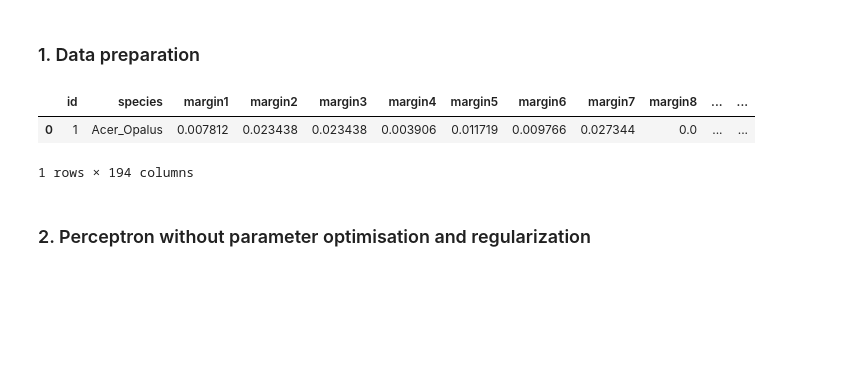
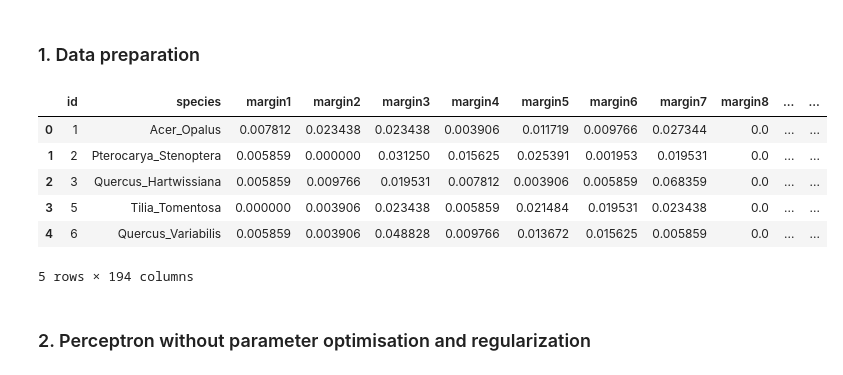
Before and after one commit to Alexandre-Leclercq/technique_apprentissage_projet, a Jupyter notebook: notebook/Perceptron.ipynb, the cells around one changed output. Saved outputs shown, nothing was run; the diff lists cells and outputs as text; code cells hidden in the pictures; blank space fills up the shorter version.

Commit message:
Update heading dataFrame

```diff
--- a/notebook/Perceptron.ipynb
+++ b/notebook/Perceptron.ipynb
@@ -9,11 +9,15 @@ import matplotlib.pyplot as plt
 ### 1. Data preparation
 # %%
 df_data = pd.read_csv('../data/train.csv')
-df_data.head(1)
+df_data.head()
 # %% [output]
 |  | id | species | margin1 | margin2 | margin3 | margin4 | margin5 | margin6 | margin7 | margin8 | ... | ... |
 | 0 | 1 | Acer_Opalus | 0.007812 | 0.023438 | 0.023438 | 0.003906 | 0.011719 | 0.009766 | 0.027344 | 0.0 | ... | ... |
+| 1 | 2 | Pterocarya_Stenoptera | 0.005859 | 0.000000 | 0.031250 | 0.015625 | 0.025391 | 0.001953 | 0.019531 | 0.0 | ... | ... |
+| 2 | 3 | Quercus_Hartwissiana | 0.005859 | 0.009766 | 0.019531 | 0.007812 | 0.003906 | 0.005859 | 0.068359 | 0.0 | ... | ... |
+| 3 | 5 | Tilia_Tomentosa | 0.000000 | 0.003906 | 0.023438 | 0.005859 | 0.021484 | 0.019531 | 0.023438 | 0.0 | ... | ... |
+| 4 | 6 | Quercus_Variabilis | 0.005859 | 0.003906 | 0.048828 | 0.009766 | 0.013672 | 0.015625 | 0.005859 | 0.0 | ... | ... |
-1 rows × 194 columns
+5 rows × 194 columns
 # %%
 X, t = data_preprocessing(df_data, normalized=True, one_hot=False)
 X_train, X_test, t_train, t_test = train_test_split(X, t, test_size=0.3, random_state=0)
```
Also changed, not shown: 1 other file.
